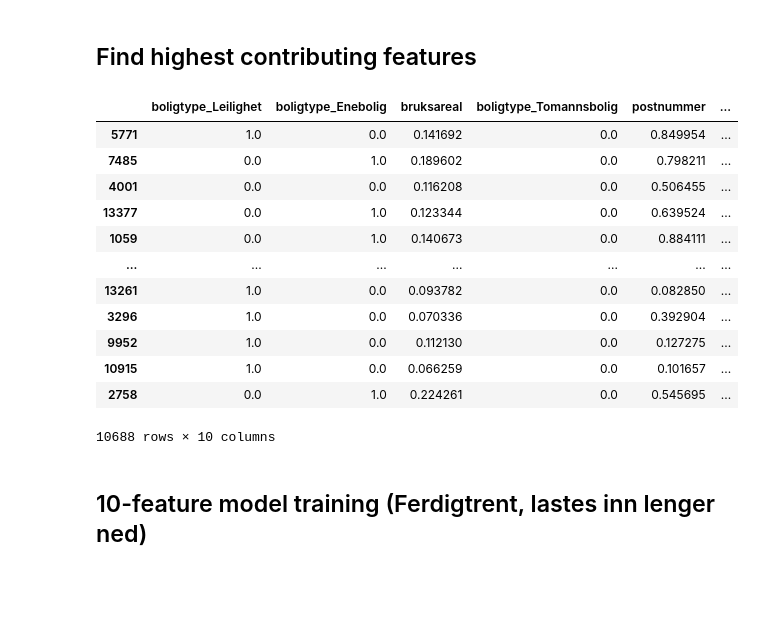
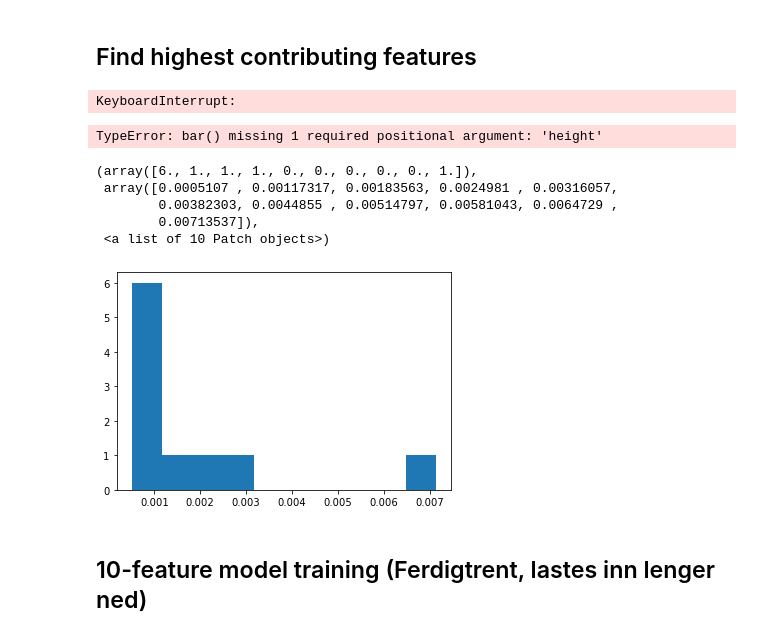
Before and after one commit to trygve55/Housing-Price-Estimator, a Jupyter notebook: notebooks/main_keras.ipynb, the cells around one changed output. Drawn from its saved outputs; the diff is of its cells as text; code cells hidden in the pictures; blank space fills up the shorter version.

```diff
--- a/notebooks/main_keras.ipynb
+++ b/notebooks/main_keras.ipynb
@@ -242,4 +241,7 @@ import eli5
 
 perm = PermutationImportance(my_model, random_state=1).fit(train_x,train_y)
 weight_df = eli5.explain_weights_df(perm, feature_names = train_x.columns.tolist(), )
-weight_df.nlargest(10,['weight'])['feature']
+largest_10 = weight_df.nlargest(10,['weight'])
+largest_10['feature']
+# %% [output]
+KeyboardInterrupt:
@@ -248,22 +250,20 @@ weight_df.nlargest(10,['weight'])['feature'].iloc[5]
+# %%
+pyplot.bar(vals)
+# %% [output]
+TypeError: bar() missing 1 required positional argument: 'height'
+# %%
+pyplot.hist(np.array
+# %% [output]
+(array([6., 1., 1., 1., 0., 0., 0., 0., 0., 1.]),
+ array([0.0005107 , 0.00117317, 0.00183563, 0.0024981 , 0.00316057,
+        0.00382303, 0.0044855 , 0.00514797, 0.00581043, 0.0064729 ,
+        0.00713537]),
+ <a list of 10 Patch objects>)
+[figure, added]
 # %%
 features = ['boligtype_Leilighet','boligtype_Enebolig','bruksareal','boligtype_Tomannsbolig','postnummer','boligtype_Rekkehus',
         'neighborhood_environment_demographics_housingage_10-30','neighborhood_environment_demographics_housingprices_0-2000000','neighborhood_environment_demographics_housingage_30-50',
         'eieform_Andel']
-pd.DataFrame(train_x[features])
-# %% [output]
-|  | boligtype_Leilighet | boligtype_Enebolig | bruksareal | boligtype_Tomannsbolig | postnummer | ... |
-| 5771 | 1.0 | 0.0 | 0.141692 | 0.0 | 0.849954 | ... |
-| 7485 | 0.0 | 1.0 | 0.189602 | 0.0 | 0.798211 | ... |
-| 4001 | 0.0 | 0.0 | 0.116208 | 0.0 | 0.506455 | ... |
-| 13377 | 0.0 | 1.0 | 0.123344 | 0.0 | 0.639524 | ... |
-| 1059 | 0.0 | 1.0 | 0.140673 | 0.0 | 0.884111 | ... |
-| ... | ... | ... | ... | ... | ... | ... |
-| 13261 | 1.0 | 0.0 | 0.093782 | 0.0 | 0.082850 | ... |
-| 3296 | 1.0 | 0.0 | 0.070336 | 0.0 | 0.392904 | ... |
-| 9952 | 1.0 | 0.0 | 0.112130 | 0.0 | 0.127275 | ... |
-| 10915 | 1.0 | 0.0 | 0.066259 | 0.0 | 0.101657 | ... |
-| 2758 | 0.0 | 1.0 | 0.224261 | 0.0 | 0.545695 | ... |
-10688 rows × 10 columns
 # %% [markdown]
 ## 10-feature model training (Ferdigtrent, lastes inn lenger ned)
 # %%
```
Also changed, not shown: parts of 17 cells of this notebook, 13 other files.
